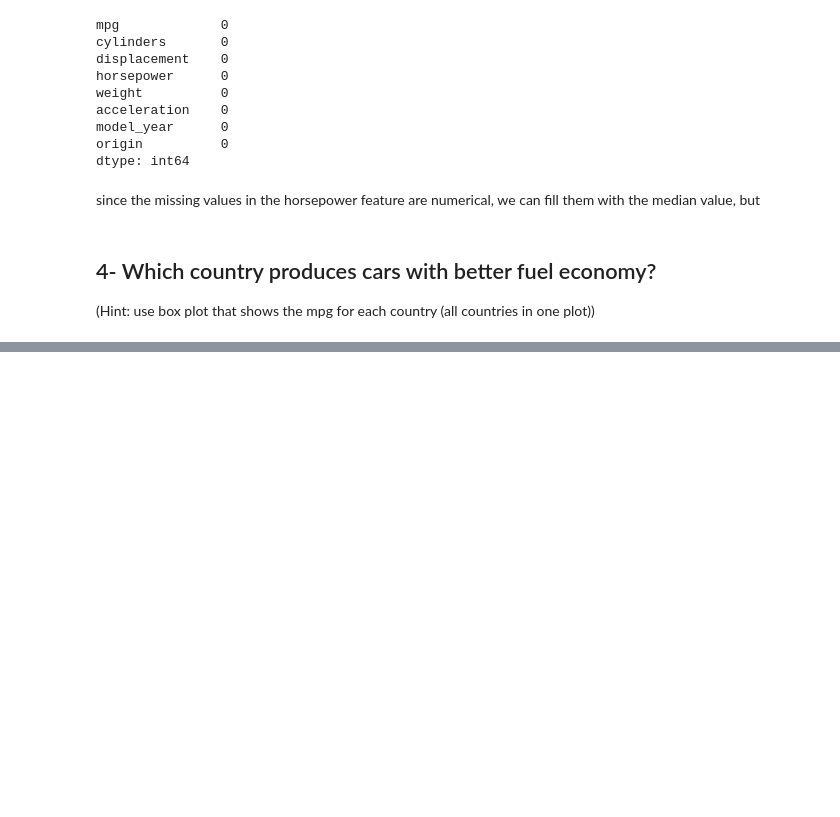
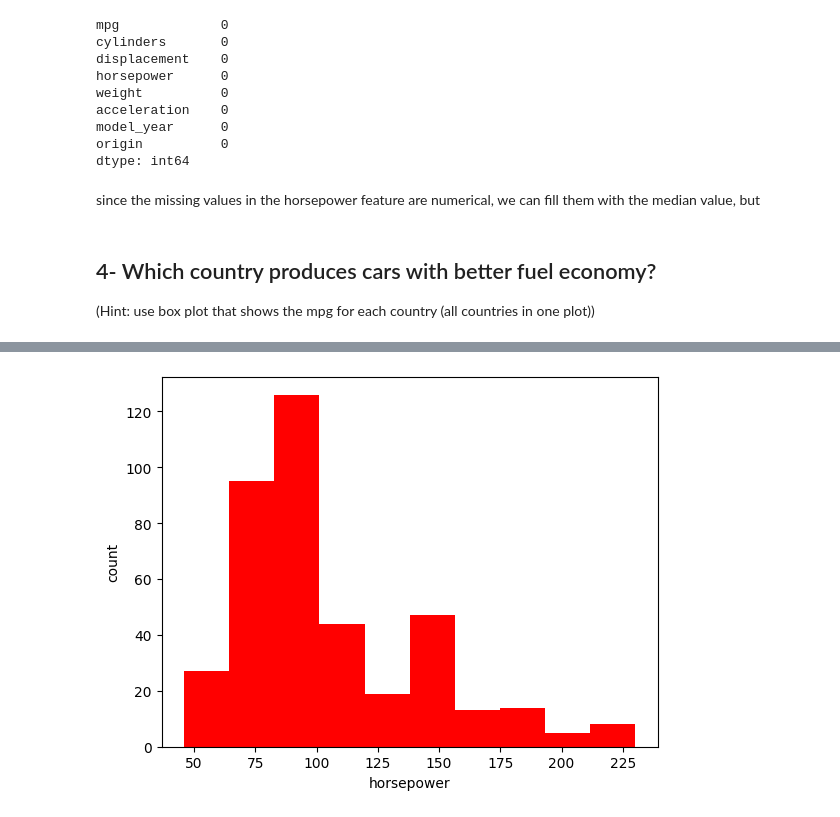
Before and after one commit to faris771/ML_Assignment1, a Jupyter notebook: main.ipynb, the cells around one changed output, grey strips where cells are left out. Saved outputs shown, nothing was run; the diff lists cells and outputs as text; code cells hidden in the pictures; blank space fills up the shorter version.

```diff
--- a/main.ipynb
+++ b/main.ipynb
@@ -98,0 +110,7 @@ from the plot we can see that the cars produced in Asia have better fuel economy
+# %%
+plt.hist(df_cleaned['horsepower'],color='red')
+plt.xlabel('horsepower')
+plt.ylabel('count')
+plt.show()
+# %% [output]
+[figure, added]
```
Also changed, not shown: parts of 13 cells of this notebook.
